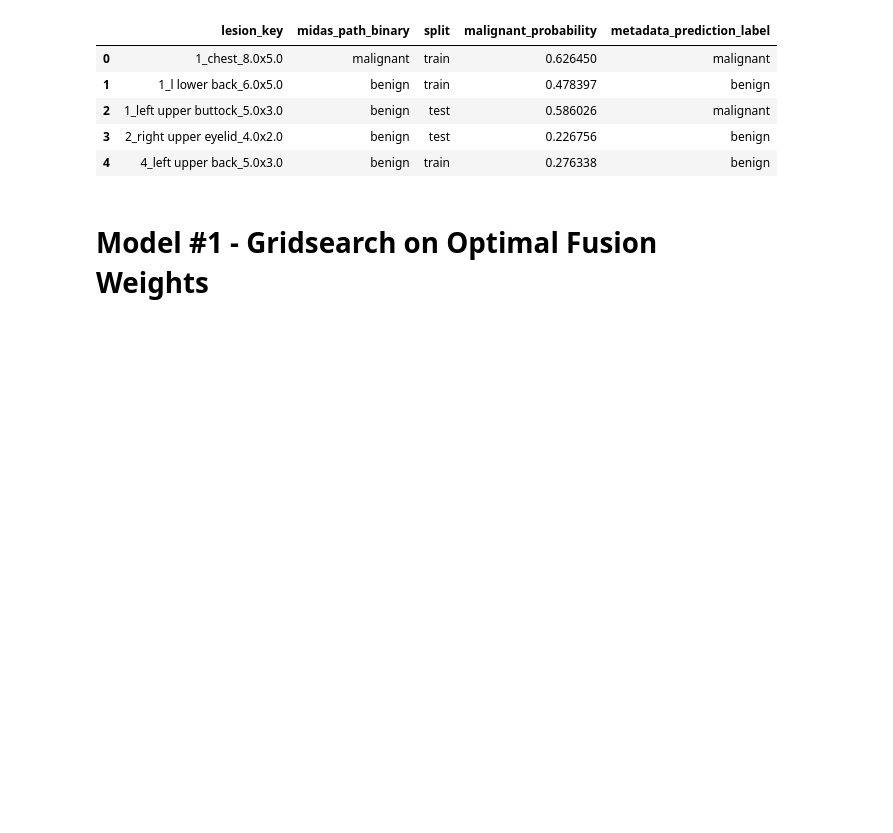
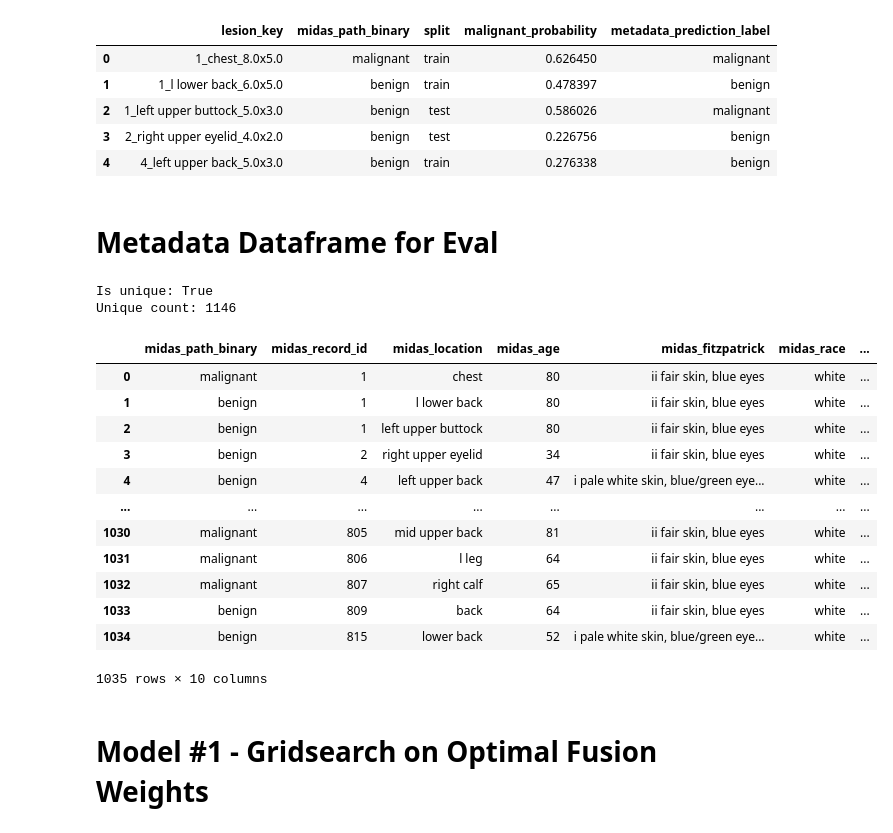
Before and after one commit to umich-mads-capstone/mra_midas_skin_cancer_ml, a Jupyter notebook: notebooks/99_perform_late_fusion.ipynb, the cells around one changed output. Cells and saved outputs as stored; diff of their text form; code cells hidden in the pictures; blank space fills up the shorter version.

Commit message:
feature: add fitzpatrick performance

```diff
--- a/notebooks/99_perform_late_fusion.ipynb
+++ b/notebooks/99_perform_late_fusion.ipynb
@@ -132,6 +89,38 @@ def evaluate_predictions(y_true, y_prob, threshold=0.4):
     print(classification_report(y_true, y_pred))
 
     return y_pred
+# %% [markdown]
+# Metadata Dataframe for Eval
+# %%
+meta_df = import_metadata()
+meta_df = process_target(meta_df)
+dedupe_df = dedupe_metadata(meta_df)
+
+split_lookup_path = 'master_lesion_split_lookup.xlsx'
+lesion_split_lookup = pd.read_excel(split_lookup_path)
+metadata_df = dedupe_df.merge(
+    lesion_split_lookup[['lesion_key', 'split']],
+    on='lesion_key',
+    how='inner'
+)
+
+metadata_df
+# %% [output]
+Is unique: True
+Unique count: 1146
+|  | midas_path_binary | midas_record_id | midas_location | midas_age | midas_fitzpatrick | midas_race | ... |
+| 0 | malignant | 1 | chest | 80 | ii fair skin, blue eyes | white | ... |
+| 1 | benign | 1 | l lower back | 80 | ii fair skin, blue eyes | white | ... |
+| 2 | benign | 1 | left upper buttock | 80 | ii fair skin, blue eyes | white | ... |
+| 3 | benign | 2 | right upper eyelid | 34 | ii fair skin, blue eyes | white | ... |
+| 4 | benign | 4 | left upper back | 47 | i pale white skin, blue/green eye... | white | ... |
+| ... | ... | ... | ... | ... | ... | ... | ... |
+| 1030 | malignant | 805 | mid upper back | 81 | ii fair skin, blue eyes | white | ... |
+| 1031 | malignant | 806 | l leg | 64 | ii fair skin, blue eyes | white | ... |
+| 1032 | malignant | 807 | right calf | 65 | ii fair skin, blue eyes | white | ... |
+| 1033 | benign | 809 | back | 64 | ii fair skin, blue eyes | white | ... |
+| 1034 | benign | 815 | lower back | 52 | i pale white skin, blue/green eye... | white | ... |
+1035 rows × 10 columns
 # %% [markdown]
 # Model \#1 \- Gridsearch on Optimal Fusion Weights
 # %%
```
Also changed, not shown: parts of 8 cells of this notebook.
